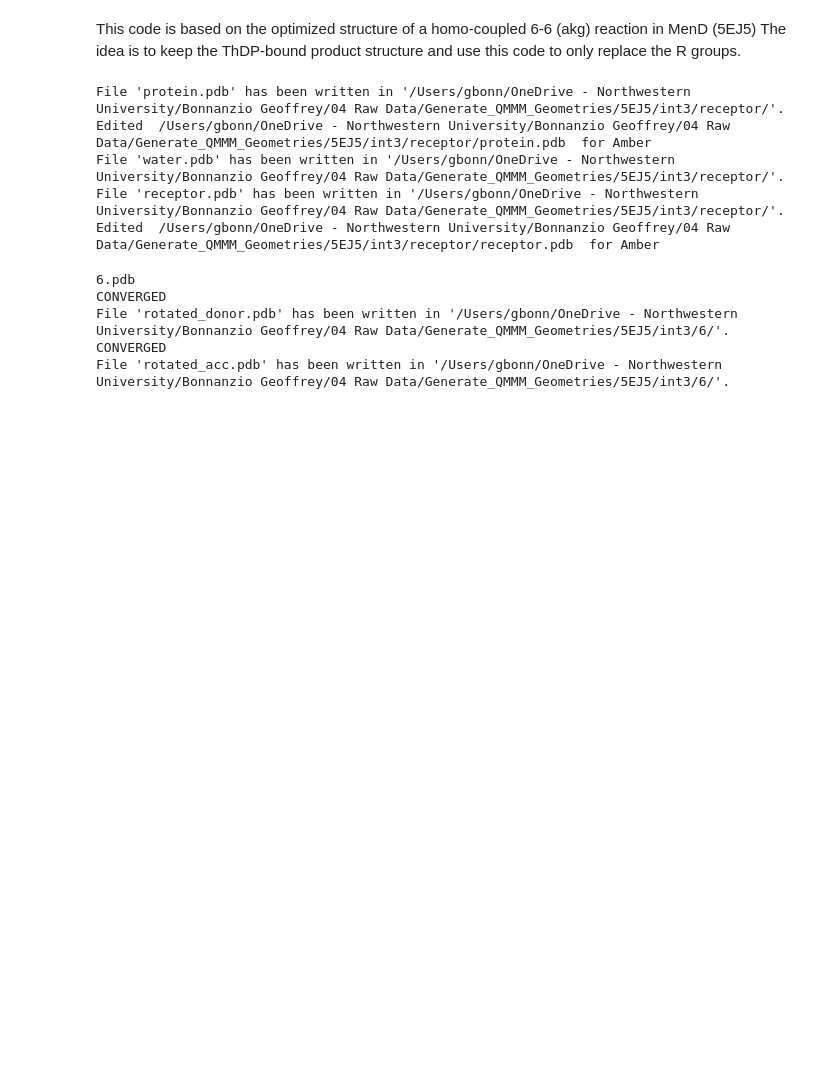
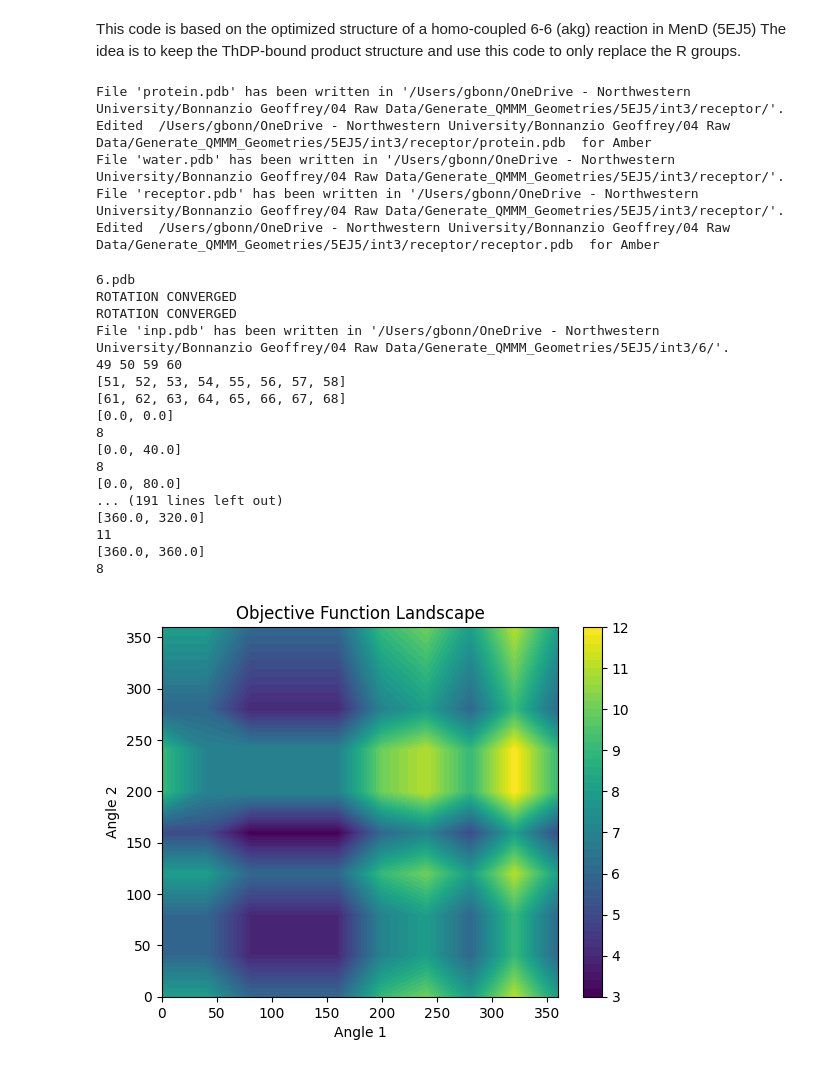
Before and after one commit to gbonnanzio/QMMM_Geometry_Generation, a Jupyter notebook: generate_int3.ipynb, the cells around one changed output. Cells and saved outputs as stored; diff of their text form; code cells hidden in the pictures; blank space fills up the shorter version.

Commit message:
double rotation working

```diff
--- a/generate_int3.ipynb
+++ b/generate_int3.ipynb
@@ -45,6 +45,10 @@ acc_heavy_atom_R_coords =   np.array([[-35.221,-37.893,21.065],
 # Calculate the average plane of our template R groups
 donor_normal, donor_centroid = calculate_average_plane(donor_heavy_atom_R_coords)
 acc_normal, acc_centroid = calculate_average_plane(acc_heavy_atom_R_coords)
+# %%
+# Calculate the average plane of our template R groups
+donor_normal, donor_centroid = calculate_average_plane(donor_heavy_atom_R_coords)
+acc_normal, acc_centroid = calculate_average_plane(acc_heavy_atom_R_coords)
 # %%
 # load receptor universe and extract the different parts of the protein int1 receptor
 head_dir = '5EJ5/int3/'
@@ -53,7 +57,7 @@ receptor = mda.Universe(head_dir+'template.pdb')
 output_dir = '/Users/gbonn/OneDrive - Northwestern University/Bonnanzio Geoffrey/04 Raw Data/Generate_QMMM_Geometries/5EJ5/int3/'
 
 # output the ThDP cofactor
-INP = receptor.select_atoms("resname INP")
+inp_base = receptor.select_atoms("resname INP")
 #write_universe(output_dir +'receptor/','INP.pdb',ThDP)
 
 # output just the protein and edit the file so it is Amber readable
@@ -166,42 +202,92 @@ for curr_file_name in file_names:
         new_coords = np.dot(R_donor, atom_coords) + t_donor
         donor_aligned.atoms[i].position = new_coords
 
     # Select atoms to keep (all atoms excluding the ones in indices_to_remove)
     mask = ~np.isin(donor_aligned.atoms.indices, indices_to_remove)
     atoms_to_keep = donor_aligned.atoms[mask]
     modified_donor = Merge(atoms_to_keep)
     #write_universe(output_dir+file_start+'/', 'donor.pdb', modified_donor)
     C2_new_index = find_atom_in_new_universe(modified_donor,C2_coords)
     R_new_index = find_atom_in_new_universe(modified_donor,R_coords)
 
-    atoms_to_rotate = [i for i in range(0,len(modified_donor.atoms)) if i not in [C2_new_index,R_new_index]]
-    final_donor_angle = optimize_rotation(np.array(100.0),modified_donor.copy(),C2_new_index, R_new_index, atoms_to_rotate,donor_normal)
-    rotated_donor = rotate_atoms(modified_donor.copy(), C2_new_index, R_new_index, atoms_to_rotate, final_donor_angle[0])
-    write_universe(output_dir+file_start+'/', 'rotated_donor.pdb', rotated_donor)
+    donor_atoms_to_rotate = [i for i in range(0,len(modified_donor.atoms)) if i not in [C2_new_index,R_new_index]]
+    rotated_donor = optimize_rotation(np.array(0),modified_donor.copy(),C2_new_index, R_new_index, donor_atoms_to_rotate,donor_normal,donor_centroid)
+    #write_universe(output_dir+file_start+'/', 'rotated_donor.pdb', rotated_donor)
 
     R_acc, t_acc = kabsch_algorithm(initial_S_positions,final_acc_positions)
     # make a copy of the substrate object and update atom positions by aligning aka head atoms
     acc_aligned = substrate.copy()
     for i in range(0,len(acc_aligned.atoms.positions)):
         atom_coords = acc_aligned.atoms[i].position
         new_coords = np.dot(R_acc, atom_coords) + t_acc
         acc_aligned.atoms[i].position = new_coords
 
     # Select atoms to keep (all atoms excluding the ones in indices_to_remove)
     mask = ~np.isin(acc_aligned.atoms.indices, indices_to_remove)
     atoms_to_keep = acc_aligned.atoms[mask]
     modified_acc = Merge(atoms_to_keep)
     #write_universe(output_dir+file_start+'/', 'acc.pdb', modified_acc)
     C2P_new_index = find_atom_in_new_universe(modified_acc,C2P_coords)
     RP_new_index = find_atom_in_new_universe(modified_acc,RP_coords)
 
-    atoms_to_rotate = [i for i in range(0,len(modified_acc.atoms)) if i not in [C2P_new_index,RP_new_index]]
-    final_acc_angle = optimize_rotation(np.array(100.0),modified_acc.copy(),C2P_new_index, RP_new_index, atoms_to_rotate,acc_normal)
-    rotated_acc = rotate_atoms(modified_acc.copy(), C2P_new_index, RP_new_index, atoms_to_rotate, final_acc_angle[0])
-    write_universe(output_dir+file_start+'/', 'rotated_acc.pdb', rotated_acc)
+    acc_atoms_to_rotate = [i for i in range(0,len(modified_acc.atoms)) if i not in [C2P_new_index,RP_new_index]]
+    rotated_acc = optimize_rotation(np.array(0),modified_acc.copy(),C2P_new_index, RP_new_index, acc_atoms_to_rotate,acc_normal,acc_centroid)
+    #write_universe(output_dir+file_start+'/', 'rotated_acc.pdb', rotated_acc)
+
+    inp = mda.Merge(inp_base.atoms,rotated_donor.atoms,rotated_acc.atoms)
+    for atom in inp.atoms:
+        atom.residue.resid = 1
+        atom.residue.resname = "INP"
+        atom.record_type = "HETATM"
+
+    #write_universe(output_dir+file_start+'/', 'inp.pdb', inp)
+
+    complex = mda.Merge(inp.atoms,receptor.atoms)
+    write_universe(output_dir+file_start+'/', 'initial_complex.pdb', complex)
+
+    inp_donor_atoms_to_rotate = []
+    for i in donor_atoms_to_rotate:
+        new_index = find_atom_in_new_universe(complex,rotated_donor.atoms[i].position)
+        inp_donor_atoms_to_rotate.append(new_index)
+    C2_complex_index = find_atom_in_new_universe(complex,rotated_donor.atoms[C2_new_index].position)
+    R_complex_index = find_atom_in_new_universe(complex,rotated_donor.atoms[R_new_index].position)
+
+    inp_acc_atoms_to_rotate = []
+    for i in acc_atoms_to_rotate:
+        new_index = find_atom_in_new_universe(complex,rotated_acc.atoms[i].position)
+        inp_acc_atoms_to_rotate.append(new_index)
+    C2P_complex_index = find_atom_in_new_universe(complex,rotated_acc.atoms[C2P_new_index].position)
+    RP_complex_index = find_atom_in_new_universe(complex,rotated_acc.atoms[RP_new_index].position)
+
+    print(C2_complex_index,R_complex_index,C2P_complex_index,RP_complex_index)
+    print(inp_donor_atoms_to_rotate)
+    print(inp_acc_atoms_to_rotate)
+
+    #final_angles = optimize_double_rotation([90,0],complex,[C2_complex_index,R_complex_index],[C2P_complex_index,RP_complex_index],inp_donor_atoms_to_rotate,inp_acc_atoms_to_rotate)
+
+    angles1 = np.linspace(0, 360, 30)
+    angles2 = np.linspace(0, 360, 30)
+    obj_vals = np.array([[double_rotation_objective([a1, a2],complex,[C2_complex_index,R_complex_index],[C2P_complex_index,RP_complex_index],inp_donor_atoms_to_rotate,inp_acc_atoms_to_rotate) for a2 in angles2] for a1 in angles1])
+    min_indexes = np.unravel_index(np.argmin(obj_vals), obj_vals.shape)
+    rotated_donor_complex = rotate_atoms(complex.copy(), [C2_complex_index,R_complex_index],inp_donor_atoms_to_rotate,angles1[min_indexes[0]])
+    rotated_complex = rotate_atoms(rotated_donor_complex.copy(), [C2P_complex_index,RP_complex_index],inp_acc_atoms_to_rotate,angles2[min_indexes[1]])
+    write_universe(output_dir+file_start+'/', 'final_complex.pdb', complex)
 # %% [output]
 6.pdb
-CONVERGED
-File 'rotated_donor.pdb' has been written in '/Users/gbonn/OneDrive - Northwestern University/Bonnanzio Geoffrey/04 Raw Data/Generate_QMMM_Geometries/5EJ5/int3/6/'.
-CONVERGED
-File 'rotated_acc.pdb' has been written in '/Users/gbonn/OneDrive - Northwestern University/Bonnanzio Geoffrey/04 Raw Data/Generate_QMMM_Geometries/5EJ5/int3/6/'.
+ROTATION CONVERGED
+ROTATION CONVERGED
+File 'inp.pdb' has been written in '/Users/gbonn/OneDrive - Northwestern University/Bonnanzio Geoffrey/04 Raw Data/Generate_QMMM_Geometries/5EJ5/int3/6/'.
+49 50 59 60
+[51, 52, 53, 54, 55, 56, 57, 58]
+[61, 62, 63, 64, 65, 66, 67, 68]
+[0.0, 0.0]
+8
+[0.0, 40.0]
+8
+[0.0, 80.0]
+... (191 lines left out)
+[360.0, 320.0]
+11
+[360.0, 360.0]
+8
+[figure, added]
```
Also changed, not shown: parts of 10 cells of this notebook, 2 other files.
